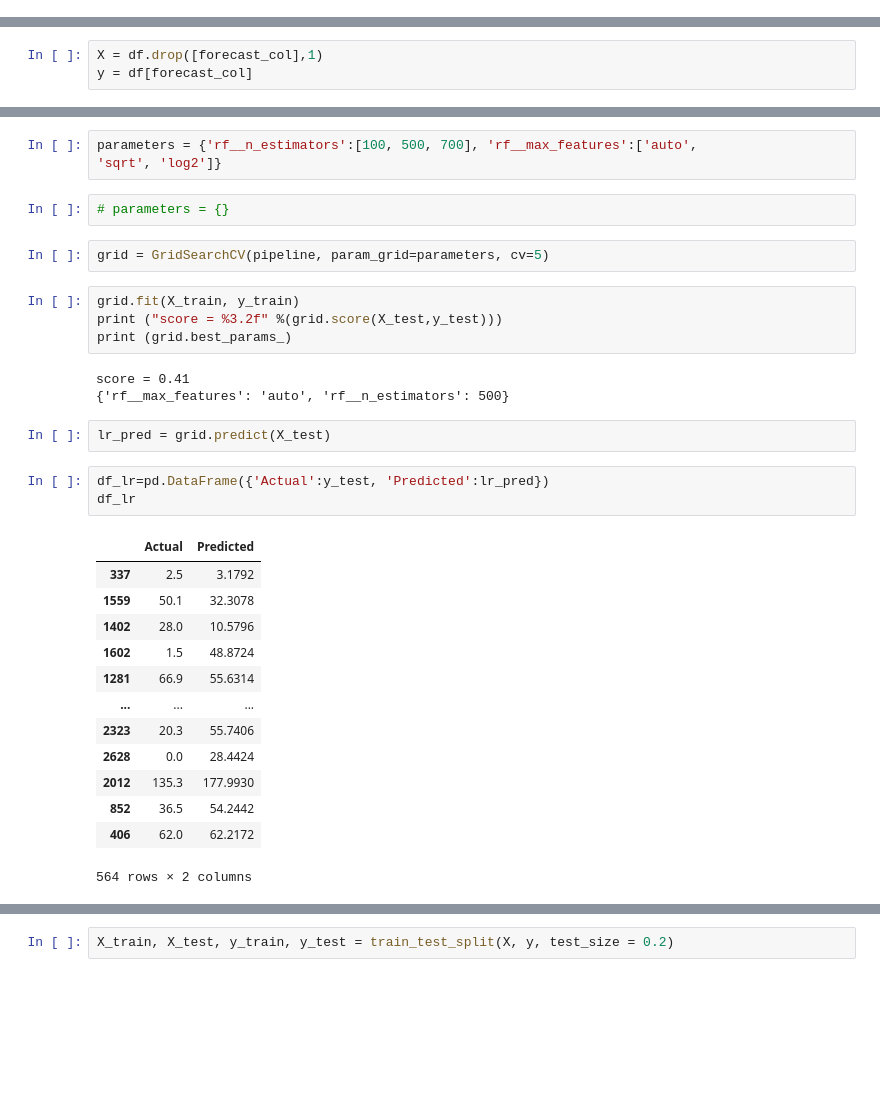
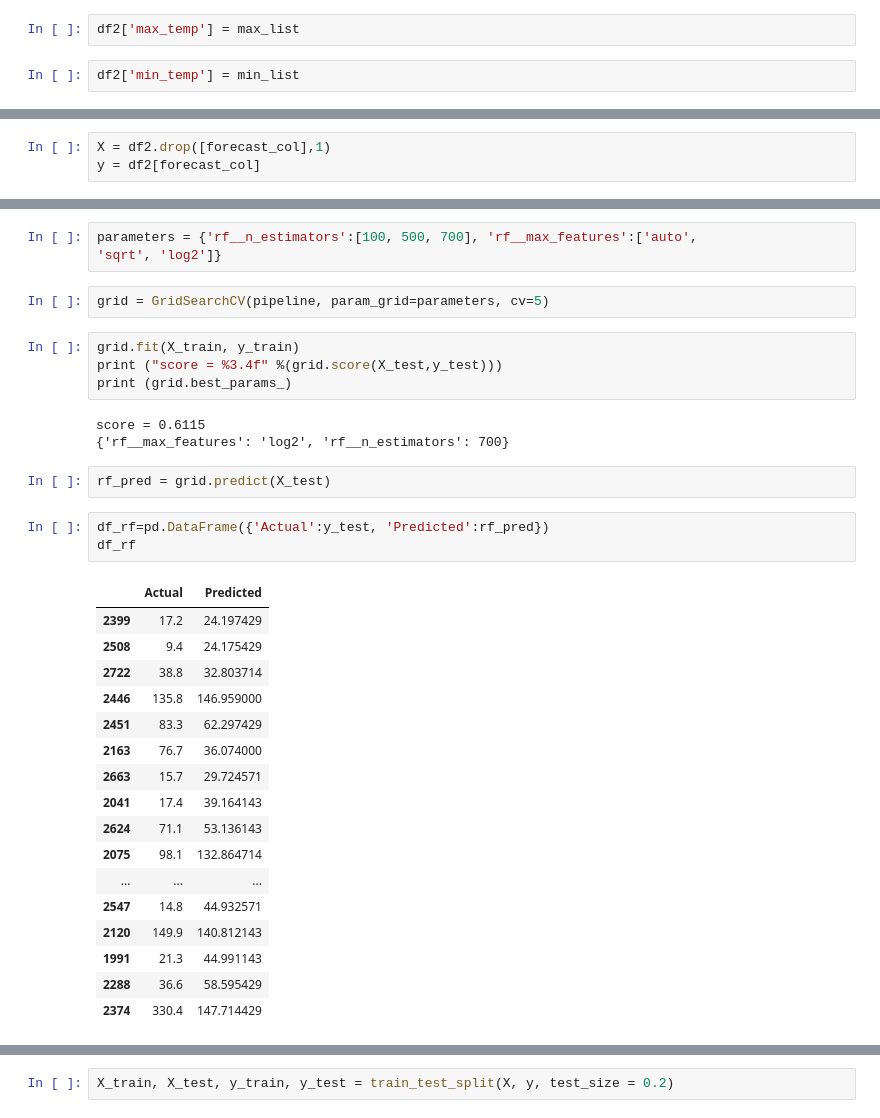
Before and after one commit to arampuig/Precipitacions-Barcelona-EDA, a Jupyter notebook: Prova Precipitacions Barcelona.ipynb, the cells around one changed output, grey strips where cells are left out. Saved outputs shown, nothing was run; the diff lists cells and outputs as text; blank space fills up the shorter version.

```diff
--- a/Prova Precipitacions Barcelona.ipynb
+++ b/Prova Precipitacions Barcelona.ipynb
@@ -1218,0 +1136,4 @@ corr.round(4)
+# %%
+df2['max_temp'] = max_list
+# %%
+df2['min_temp'] = min_list
@@ -1300,8 +1255,8 @@ corr.round(4)
 # %%
 forecast_col ='Precipitacions'
 # %%
-X = df.drop([forecast_col],1)
-y = df[forecast_col]
+X = df2.drop([forecast_col],1)
+y = df2[forecast_col]
 # %%
 X_train, X_test, y_train, y_test = train_test_split(X, y, test_size = 0.2)
 # %%
@@ -1310,33 +1265,35 @@ pipeline = Pipeline(steps)
 # %%
 parameters = {'rf__n_estimators':[100, 500, 700], 'rf__max_features':['auto',
 'sqrt', 'log2']}
-# %%
-# parameters = {}
 # %%
 grid = GridSearchCV(pipeline, param_grid=parameters, cv=5)
 # %%
 grid.fit(X_train, y_train)
-print ("score = %3.2f" %(grid.score(X_test,y_test)))
+print ("score = %3.4f" %(grid.score(X_test,y_test)))
 print (grid.best_params_)
 # %% [output]
-score = 0.41
-{'rf__max_features': 'auto', 'rf__n_estimators': 500}
+score = 0.6115
+{'rf__max_features': 'log2', 'rf__n_estimators': 700}
 # %%
-lr_pred = grid.predict(X_test)
+rf_pred = grid.predict(X_test)
 # %%
-df_lr=pd.DataFrame({'Actual':y_test, 'Predicted':lr_pred})
-df_lr
+df_rf=pd.DataFrame({'Actual':y_test, 'Predicted':rf_pred})
+df_rf
 # %% [output]
 |  | Actual | Predicted |
-| 337 | 2.5 | 3.1792 |
-| 1559 | 50.1 | 32.3078 |
-| 1402 | 28.0 | 10.5796 |
-| 1602 | 1.5 | 48.8724 |
-| 1281 | 66.9 | 55.6314 |
+| 2399 | 17.2 | 24.197429 |
+| 2508 | 9.4 | 24.175429 |
+| 2722 | 38.8 | 32.803714 |
+| 2446 | 135.8 | 146.959000 |
+| 2451 | 83.3 | 62.297429 |
+| 2163 | 76.7 | 36.074000 |
+| 2663 | 15.7 | 29.724571 |
+| 2041 | 17.4 | 39.164143 |
+| 2624 | 71.1 | 53.136143 |
+| 2075 | 98.1 | 132.864714 |
 | ... | ... | ... |
-| 2323 | 20.3 | 55.7406 |
-| 2628 | 0.0 | 28.4424 |
-| 2012 | 135.3 | 177.9930 |
-| 852 | 36.5 | 54.2442 |
-| 406 | 62.0 | 62.2172 |
+| 2547 | 14.8 | 44.932571 |
+| 2120 | 149.9 | 140.812143 |
+| 1991 | 21.3 | 44.991143 |
+| 2288 | 36.6 | 58.595429 |
+| 2374 | 330.4 | 147.714429 |
-564 rows × 2 columns
```
Also changed, not shown: parts of 104 cells of this notebook, 3 other files.
